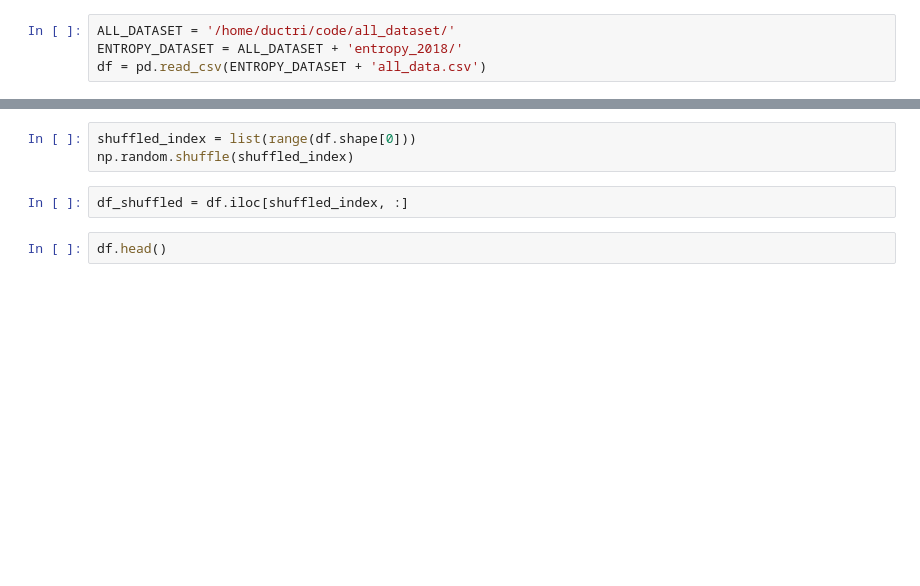
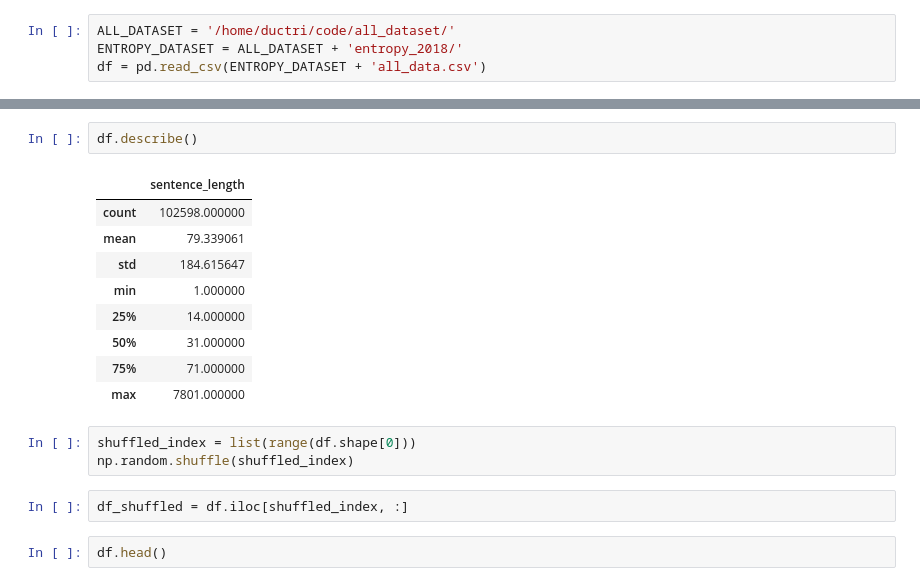
Before and after one commit to ductri/Entropy-2018, a Jupyter notebook: data_descriptions.ipynb, the cells around one changed output, grey strips where cells are left out. Drawn from its saved outputs; the diff is of its cells as text; blank space fills up the shorter version.

```diff
--- a/data_descriptions.ipynb
+++ b/data_descriptions.ipynb
@@ -28,3 +29,15 @@ df.groupby('sentiment').describe()
+# %%
+df.describe()
+# %% [output]
+|  | sentence_length |
+| count | 102598.000000 |
+| mean | 79.339061 |
+| std | 184.615647 |
+| min | 1.000000 |
+| 25% | 14.000000 |
+| 50% | 31.000000 |
+| 75% | 71.000000 |
+| max | 7801.000000 |
 # %%
 shuffled_index = list(range(df.shape[0]))
 np.random.shuffle(shuffled_index)
```
Also changed, not shown: parts of 3 cells of this notebook, 3 other files.
